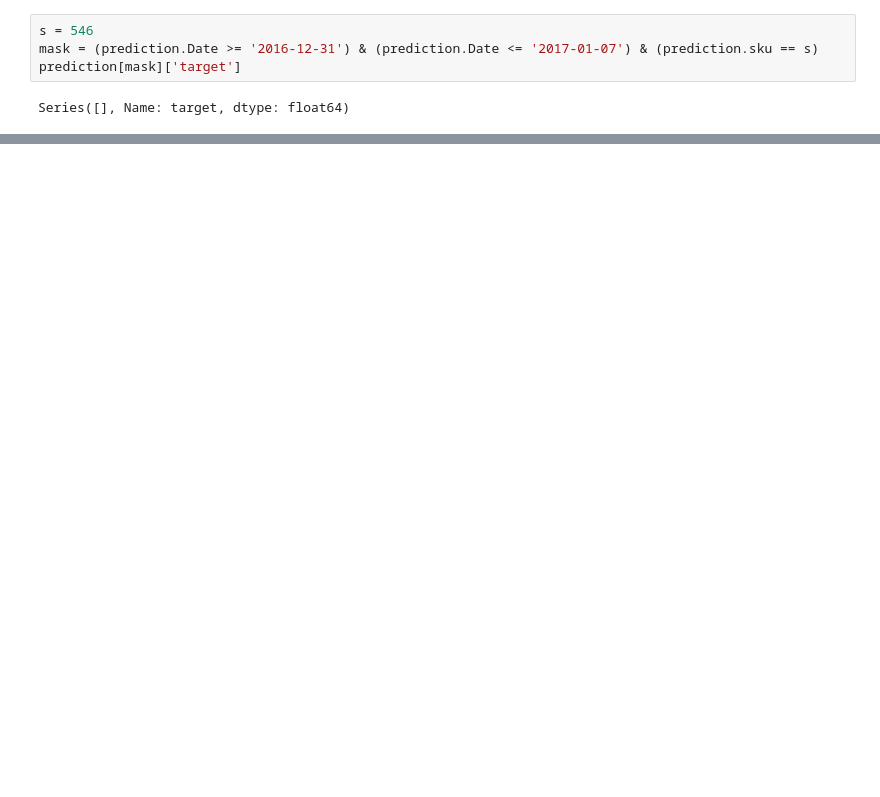
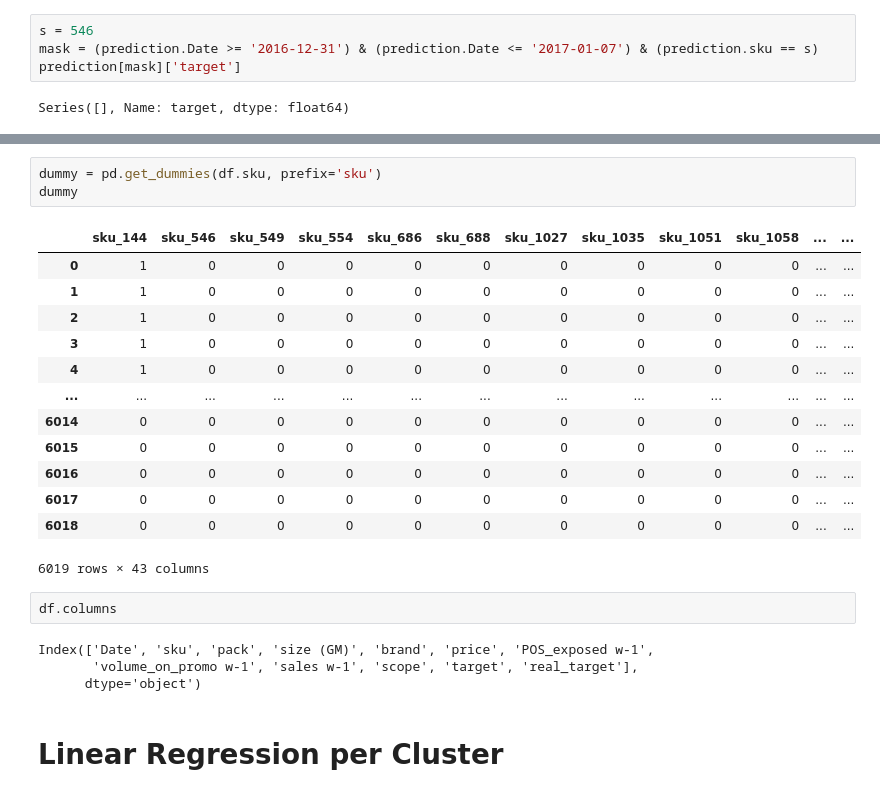
Before and after one commit to tommasofioravanti/DMTMCourseProject, a Jupyter notebook: notebooks/Linear Regressor Model.ipynb, the cells around one changed output, grey strips where cells are left out. Drawn from its saved outputs; the diff is of its cells as text; blank space fills up the shorter version.

```diff
--- a/notebooks/Linear Regressor Model.ipynb
+++ b/notebooks/Linear Regressor Model.ipynb
@@ -208,0 +190,25 @@ mapes
+# %%
+dummy = pd.get_dummies(df.sku, prefix='sku')
+dummy
+# %% [output]
+|  | sku_144 | sku_546 | sku_549 | sku_554 | sku_686 | sku_688 | sku_1027 | sku_1035 | sku_1051 | sku_1058 | ... | ... |
+| 0 | 1 | 0 | 0 | 0 | 0 | 0 | 0 | 0 | 0 | 0 | ... | ... |
+| 1 | 1 | 0 | 0 | 0 | 0 | 0 | 0 | 0 | 0 | 0 | ... | ... |
+| 2 | 1 | 0 | 0 | 0 | 0 | 0 | 0 | 0 | 0 | 0 | ... | ... |
+| 3 | 1 | 0 | 0 | 0 | 0 | 0 | 0 | 0 | 0 | 0 | ... | ... |
+| 4 | 1 | 0 | 0 | 0 | 0 | 0 | 0 | 0 | 0 | 0 | ... | ... |
+| ... | ... | ... | ... | ... | ... | ... | ... | ... | ... | ... | ... | ... |
+| 6014 | 0 | 0 | 0 | 0 | 0 | 0 | 0 | 0 | 0 | 0 | ... | ... |
+| 6015 | 0 | 0 | 0 | 0 | 0 | 0 | 0 | 0 | 0 | 0 | ... | ... |
+| 6016 | 0 | 0 | 0 | 0 | 0 | 0 | 0 | 0 | 0 | 0 | ... | ... |
+| 6017 | 0 | 0 | 0 | 0 | 0 | 0 | 0 | 0 | 0 | 0 | ... | ... |
+| 6018 | 0 | 0 | 0 | 0 | 0 | 0 | 0 | 0 | 0 | 0 | ... | ... |
+6019 rows × 43 columns
+# %%
+df.columns
+# %% [output]
+Index(['Date', 'sku', 'pack', 'size (GM)', 'brand', 'price', 'POS_exposed w-1',
+       'volume_on_promo w-1', 'sales w-1', 'scope', 'target', 'real_target'],
+      dtype='object')
+# %% [markdown]
+# Linear Regression per Cluster
```
Also changed, not shown: parts of 37 cells of this notebook, 6 other files.
